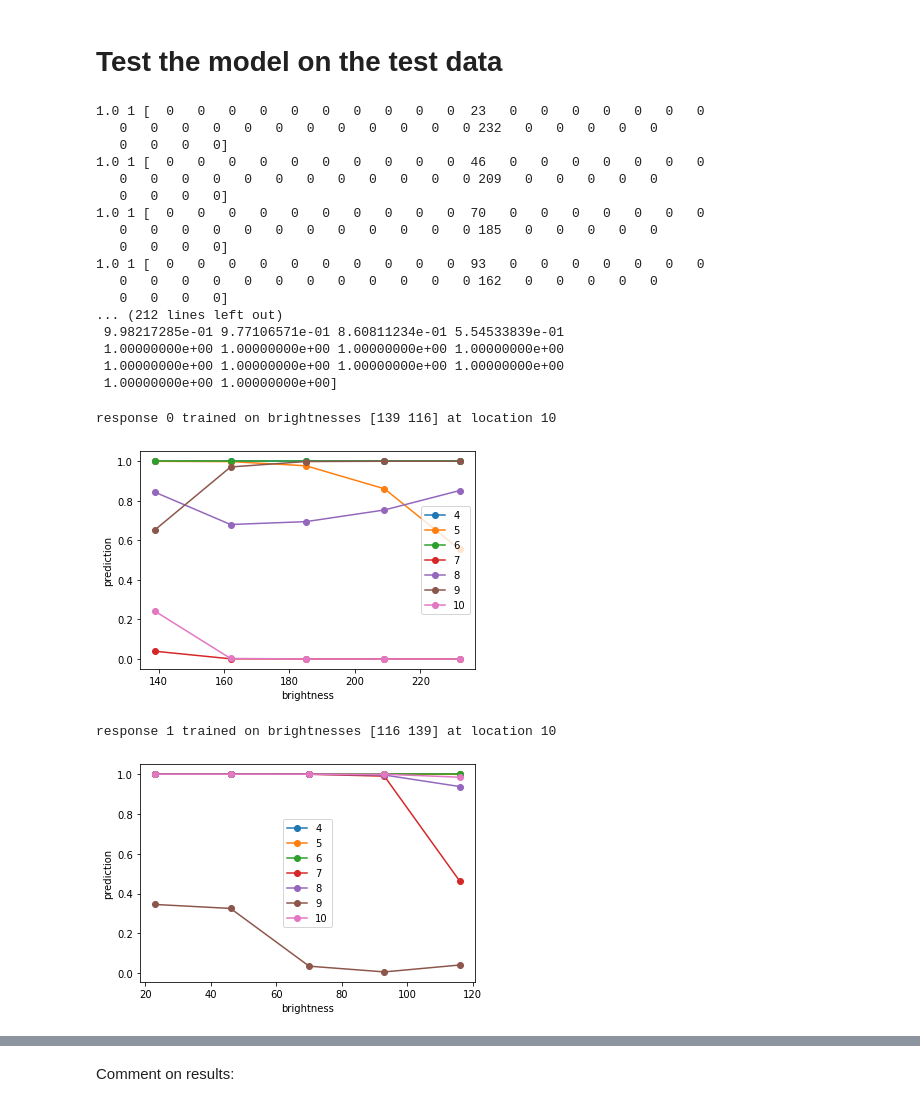
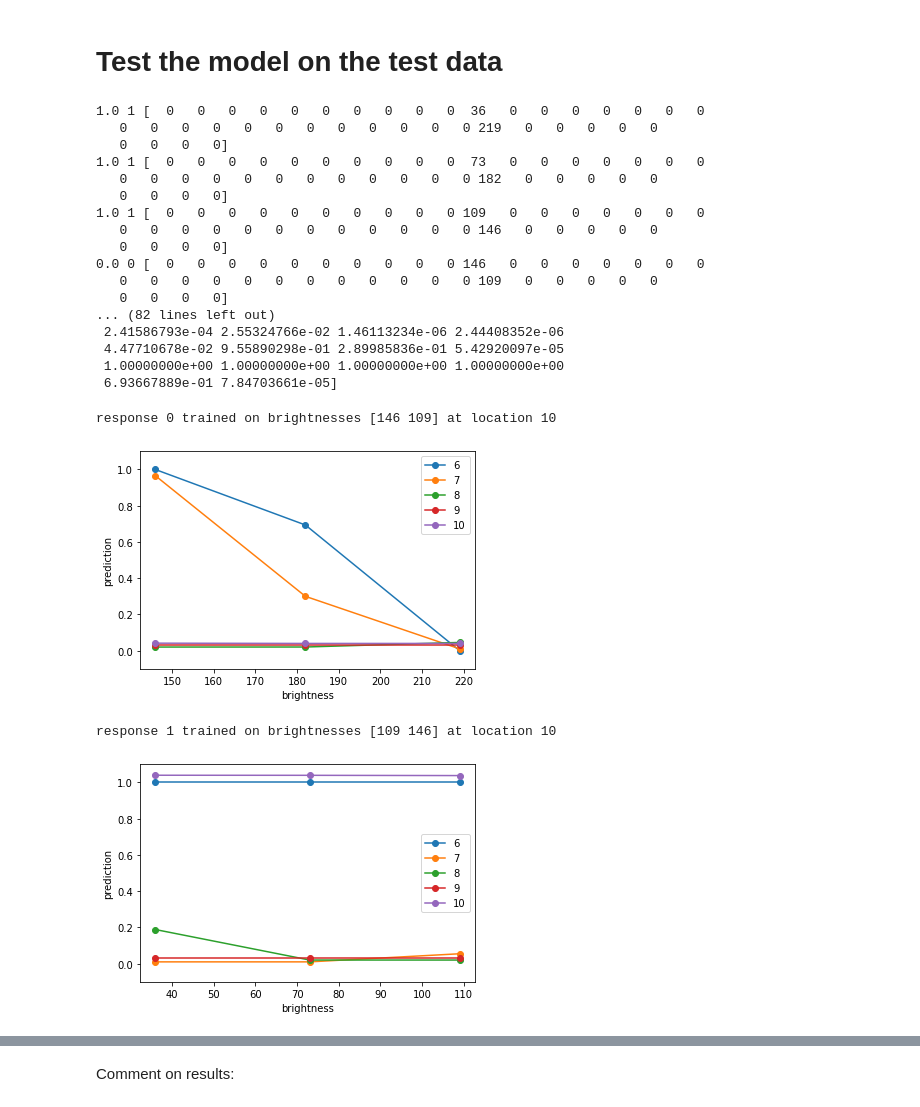
Before and after one commit to johnkevinoregan/Learning-Relations-with-Deep-Learning, a Jupyter notebook: Bright_dark_compar_w_shuffle_DONT_CHANGE.ipynb, the cells around one changed output, grey strips where cells are left out. Saved outputs shown, nothing was run; the diff lists cells and outputs as text; code cells hidden in the pictures.

```diff
--- a/Bright_dark_compar_w_shuffle_DONT_CHANGE.ipynb
+++ b/Bright_dark_compar_w_shuffle_DONT_CHANGE.ipynb
@@ -59,9 +66,9 @@ RetSize=40
 Left=int(RetSize/4)
 Right=3*Left
 TrainRepeats=3
-Deltas=6 #number of deviations from base retinal positions used in test
+Deltas=4 #number of deviations from base retinal positions used in test
 
-W=5 #half the number of brightnesses in the test set
+W=3 #half the number of brightnesses in the test set
 #the choice of the two training brightnesses will be the middle of the set (I think)
 W2=2*W
 #Brightnesses=np.arange(-W2,W2)*16+125-8 #this was a kludge.
@@ -156,8 +163,8 @@ from keras.layers import Dense, Conv1D, MaxPooling1D, Flatten
 
 
 model = keras.models.Sequential([
-    keras.layers.Dense(64, activation="relu", input_dim=len(X_train[0])),
-    keras.layers.Dense(32, activation="relu"),
+    keras.layers.Dense(RetSize, activation="relu", input_dim=len(X_train[0])),
+    keras.layers.Dense(RetSize/2, activation="relu"),
     keras.layers.Dense(1, activation="sigmoid")
 ])
 
@@ -165,5 +172,5 @@ model = keras.models.Sequential([
 model.compile(loss="binary_crossentropy", optimizer="adam", metrics=["accuracy"])
 
 #model.fit(X_train, y_train, epochs=80, batch_size=32, validation_data=(X_test, y_test))
-model.fit(X_train, y_train, epochs=30, batch_size=32)
+model.fit(X_train, y_train, epochs=100, batch_size=32)
 # %% [output]
@@ -197,23 +204,23 @@ for trial in range(len(X_test)):
 
 print(res_test)
 # %% [output]
-1.0 1 [  0   0   0   0   0   0   0   0   0   0  23   0   0   0   0   0   0   0
-   0   0   0   0   0   0   0   0   0   0   0   0 232   0   0   0   0   0
+1.0 1 [  0   0   0   0   0   0   0   0   0   0  36   0   0   0   0   0   0   0
+   0   0   0   0   0   0   0   0   0   0   0   0 219   0   0   0   0   0
    0   0   0   0]
-1.0 1 [  0   0   0   0   0   0   0   0   0   0  46   0   0   0   0   0   0   0
-   0   0   0   0   0   0   0   0   0   0   0   0 209   0   0   0   0   0
+1.0 1 [  0   0   0   0   0   0   0   0   0   0  73   0   0   0   0   0   0   0
+   0   0   0   0   0   0   0   0   0   0   0   0 182   0   0   0   0   0
    0   0   0   0]
-1.0 1 [  0   0   0   0   0   0   0   0   0   0  70   0   0   0   0   0   0   0
-   0   0   0   0   0   0   0   0   0   0   0   0 185   0   0   0   0   0
+1.0 1 [  0   0   0   0   0   0   0   0   0   0 109   0   0   0   0   0   0   0
+   0   0   0   0   0   0   0   0   0   0   0   0 146   0   0   0   0   0
    0   0   0   0]
-1.0 1 [  0   0   0   0   0   0   0   0   0   0  93   0   0   0   0   0   0   0
-   0   0   0   0   0   0   0   0   0   0   0   0 162   0   0   0   0   0
+0.0 0 [  0   0   0   0   0   0   0   0   0   0 146   0   0   0   0   0   0   0
+   0   0   0   0   0   0   0   0   0   0   0   0 109   0   0   0   0   0
    0   0   0   0]
-... (212 lines left out)
- 9.98217285e-01 9.77106571e-01 8.60811234e-01 5.54533839e-01
+... (82 lines left out)
+ 2.41586793e-04 2.55324766e-02 1.46113234e-06 2.44408352e-06
+ 4.47710678e-02 9.55890298e-01 2.89985836e-01 5.42920097e-05
  1.00000000e+00 1.00000000e+00 1.00000000e+00 1.00000000e+00
- 1.00000000e+00 1.00000000e+00 1.00000000e+00 1.00000000e+00
- 1.00000000e+00 1.00000000e+00]
+ 6.93667889e-01 7.84703661e-05]
 # %%
 #Plot predictions in case response=0 as a fn of Brightnesses
 #different lines are different retinal positions.
@@ -222,38 +229,42 @@ if WhetherToShuffle==1:
   encode(X_test,undo_shuffler)
   encode(X_train,undo_shuffler)
 
 
 import matplotlib.pyplot as plt
 for lab in range(2):
   Xlab=np.array(X_test[np.where(y_test==lab)])
   res_testlab=np.array(res_test[np.where(y_test==lab)])
   #print(Xlab)
 
   for retpos in LeftRetPosns:
     #get column of trials in Xlab corresponding to retpos
     temp=Xlab[:,retpos]
     #extract the nonzero ones
     inds=np.nonzero(temp)
     #print(inds)
     #get the brightnesses at those indices and use as x-coords
     xs=np.array(temp[inds])
     #and the predictions for those brightnesses as y-coords
     ys=res_testlab[inds]
     #print(xs)
     #print(ys)
-    plt.plot(xs,ys,label=retpos,marker="o")
+    #plt.plot(xs,ys,label=retpos,marker="o",lw=retpos/2)
+    jit=(retpos-Deltas-2)*Left/1000 #jitter for plotting to avoid overlaps
+    #print(retpos,jit)
+    plt.plot(xs,ys+jit,label=retpos,marker="o")
     #plt.plot(xs,ys,label=retpos,marker="o")
   print('response',lab, 'trained on brightnesses', X_train[lab,(Left,Right)], 'at location',Left)
   plt.legend(loc="best")
   plt.xlabel('brightness')
   plt.ylabel('prediction')
+  plt.ylim([-0.1,1.1])
   plt.show()
   print()
 # %% [output]
-response 0 trained on brightnesses [139 116] at location 10
+response 0 trained on brightnesses [146 109] at location 10
-[figure, old version]
+[figure, new version]
-response 1 trained on brightnesses [116 139] at location 10
+response 1 trained on brightnesses [109 146] at location 10
-[figure, old version]
+[figure, new version]
 # %%
 #Plot results as a function of retinal position
 
```
Also changed, not shown: parts of 14 cells of this notebook.
